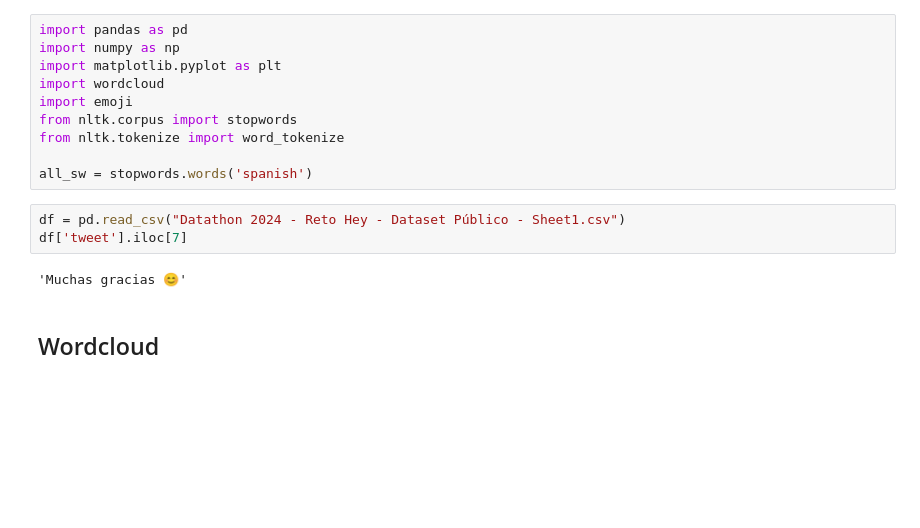
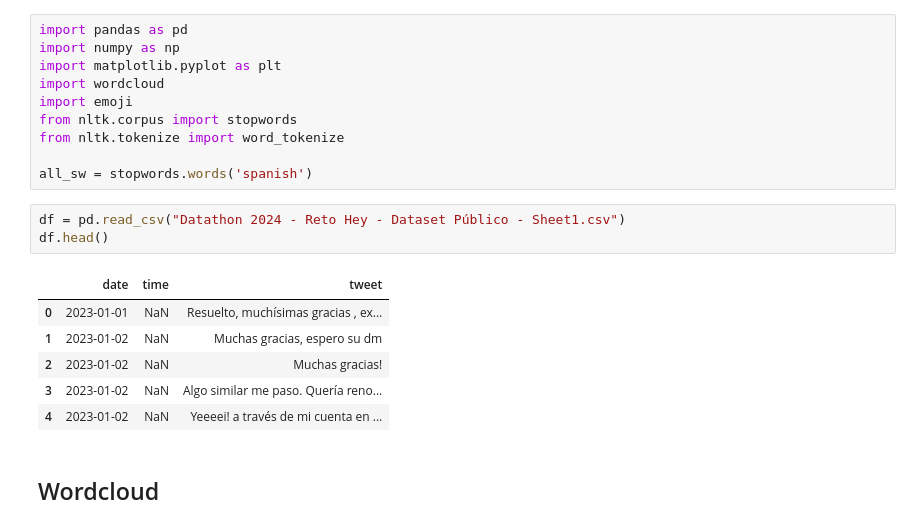
Before and after one commit to kw1013/Datathon-Hey-Banco, a Jupyter notebook: eda/analysis.ipynb, the cells around one changed output. Drawn from its saved outputs; the diff is of its cells as text; blank space fills up the shorter version.

```diff
--- a/eda/analysis.ipynb
+++ b/eda/analysis.ipynb
@@ -11,10 +11,15 @@ from nltk.tokenize import word_tokenize
 
 all_sw = stopwords.words('spanish')
 # %%
-df = pd.read_csv("Datathon 2024 - Reto Hey - Dataset Público - Sheet1.csv")
-df['tweet'].iloc[7]
+df = pd.read_csv("Datathon 2024 - Reto Hey - Dataset Público - Sheet1.csv")
+df.head()
 # %% [output]
-'Muchas gracias 😊'
+|  | date | time | tweet |
+| 0 | 2023-01-01 | NaN | Resuelto, muchísimas gracias , ex... |
+| 1 | 2023-01-02 | NaN | Muchas gracias, espero su dm |
+| 2 | 2023-01-02 | NaN | Muchas gracias! |
+| 3 | 2023-01-02 | NaN | Algo similar me paso. Quería reno... |
+| 4 | 2023-01-02 | NaN | Yeeeei! a través de mi cuenta en ... |
 # %% [markdown]
 ## Wordcloud
 # %% [markdown]
```
Also changed, not shown: parts of 17 cells of this notebook.
